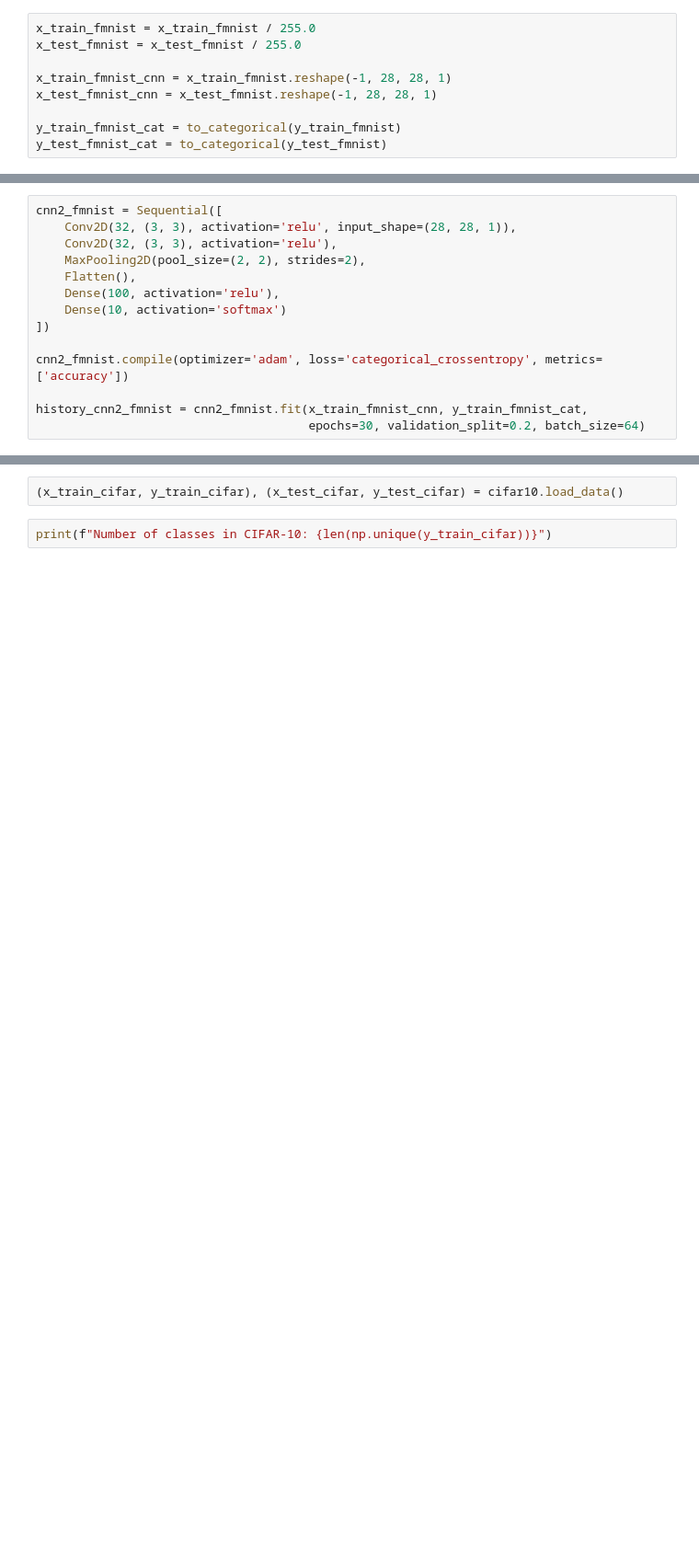
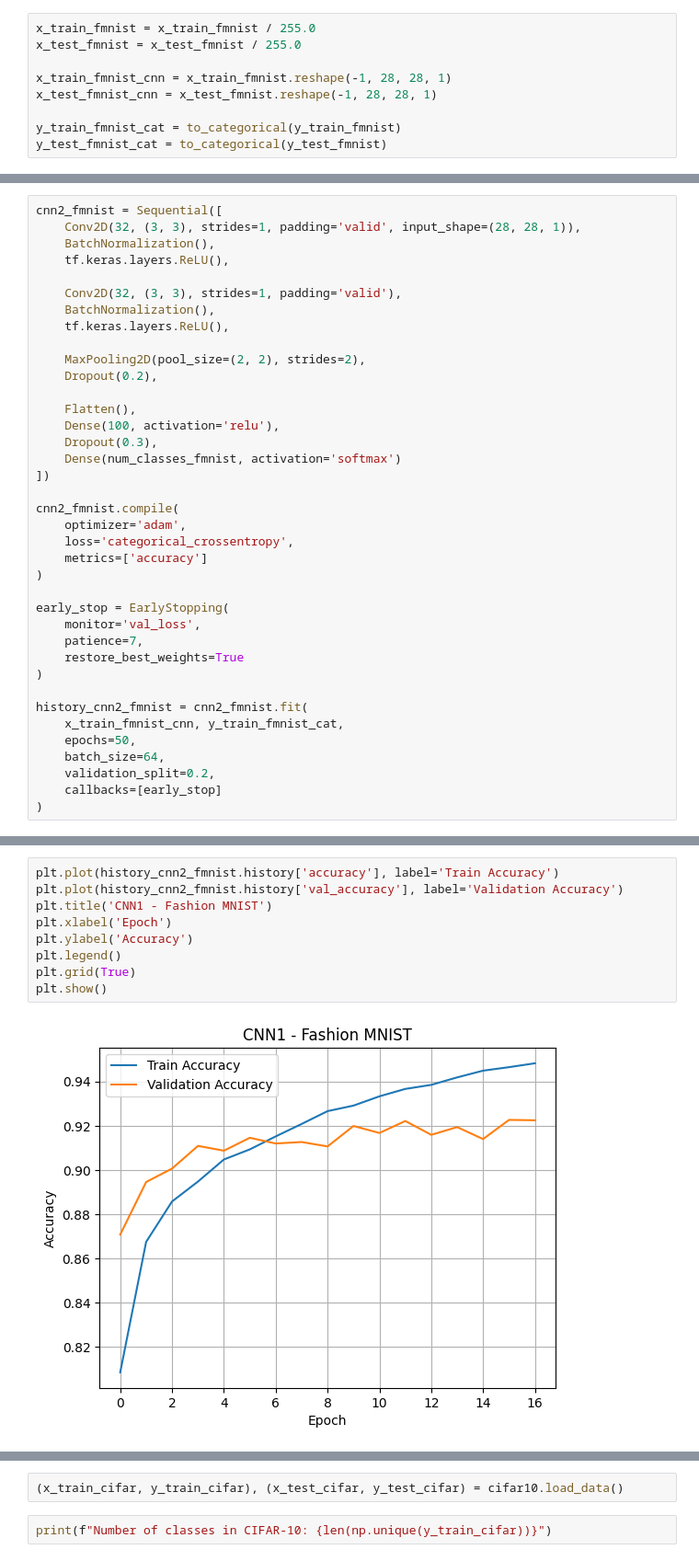
Before and after one commit to SouriRishik/DLT-Lab-Programs, a Jupyter notebook: WEEK3/230968004_Souri_Week3.ipynb, the cells around one changed output, grey strips where cells are left out. Shown at 92% size. Drawn from its saved outputs; the diff is of its cells as text; blank space fills up the shorter version.

```diff
--- a/WEEK3/230968004_Souri_Week3.ipynb
+++ b/WEEK3/230968004_Souri_Week3.ipynb
@@ -145,15 +180,39 @@ Epoch 30/30
 # %%
 cnn2_fmnist = Sequential([
-    Conv2D(32, (3, 3), activation='relu', input_shape=(28, 28, 1)),
-    Conv2D(32, (3, 3), activation='relu'),
+    Conv2D(32, (3, 3), strides=1, padding='valid', input_shape=(28, 28, 1)),
+    BatchNormalization(),
+    tf.keras.layers.ReLU(),
+
+    Conv2D(32, (3, 3), strides=1, padding='valid'),
+    BatchNormalization(),
+    tf.keras.layers.ReLU(),
+
     MaxPooling2D(pool_size=(2, 2), strides=2),
+    Dropout(0.2),
+
     Flatten(),
     Dense(100, activation='relu'),
-    Dense(10, activation='softmax')
+    Dropout(0.3),
+    Dense(num_classes_fmnist, activation='softmax')
 ])
 
-cnn2_fmnist.compile(optimizer='adam', loss='categorical_crossentropy', metrics=['accuracy'])
+cnn2_fmnist.compile(
+    optimizer='adam',
+    loss='categorical_crossentropy',
+    metrics=['accuracy']
+)
 
-history_cnn2_fmnist = cnn2_fmnist.fit(x_train_fmnist_cnn, y_train_fmnist_cat,
-                                      epochs=30, validation_split=0.2, batch_size=64)
+early_stop = EarlyStopping(
+    monitor='val_loss',
+    patience=7,
+    restore_best_weights=True
+)
+
+history_cnn2_fmnist = cnn2_fmnist.fit(
+    x_train_fmnist_cnn, y_train_fmnist_cat,
+    epochs=50,
+    batch_size=64,
+    validation_split=0.2,
+    callbacks=[early_stop]
+)
 # %% [output]
@@ -177 +241,12 @@ Epoch 30/30
+# %%
+plt.plot(history_cnn2_fmnist.history['accuracy'], label='Train Accuracy')
+plt.plot(history_cnn2_fmnist.history['val_accuracy'], label='Validation Accuracy')
+plt.title('CNN1 - Fashion MNIST')
+plt.xlabel('Epoch')
+plt.ylabel('Accuracy')
+plt.legend()
+plt.grid(True)
+plt.show()
+# %% [output]
+[figure, added]
 # %%
```
Also changed, not shown: parts of 10 cells of this notebook.
